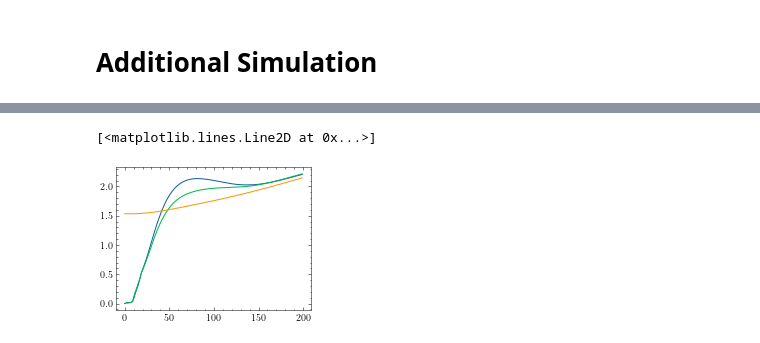
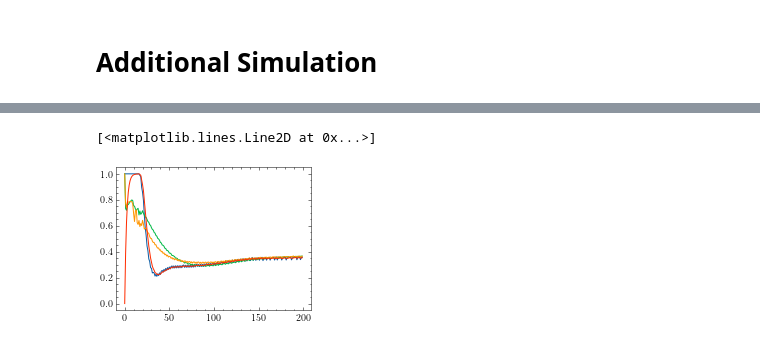
Before and after one commit to fadamsyah/longitudinal-control-based-nature-inspired-optimization, a Jupyter notebook: PID Tuning/Analysis/Analysis.ipynb, the cells around one changed output, grey strips where cells are left out. Drawn from its saved outputs; the diff is of its cells as text; code cells hidden in the pictures.

```diff
--- a/PID Tuning/Analysis/Analysis.ipynb
+++ b/PID Tuning/Analysis/Analysis.ipynb
@@ -321,14 +349,20 @@ _ = mean_squared_error(np.arange(10, dtype=float), np.ones(10), np.array([0.1, 0
 # %%
-lamda_gain = [[1, 5, 10, 20, 30],
-              [1, 10, 20, 30, 40],
-              [1, 5, 10, 15, 20]]
+# lamda_gain = [[1, 5, 10, 20, 30],
+#               [1, 10, 20, 30, 40],
+#               [1, 5, 10, 15, 20]]
+lamda_gain = [[1, 10, 30],
+              [1, 20, 40],
+              [1, 10, 20]]
 data_summary = {'type': [], 'lambda': [],
                 'kp': [], 'ki': [], 'kd': [],
-                'mse_train': [], 'mse_test': []}
+                'mse_train': [], 'mse_test': [],
+                'mae_u_dot_train': [], 'mae_u_dot_test': []}
 for i in range(1, 4):
     for j in lamda_gain[i-1]:
         exec(f"df{i}{j}=pd.read_csv('../additional/cost{i}/lamda_0_{j}/carla_sim.csv')")
         exec(f"err = df{i}{j}.ev.values")
+        exec(f"throttle = df{i}{j}.throttle.values")
+        exec(f"tsim = df{i}{j}.time.values")
         exec(f"pid_param = np.load('../additional/cost{i}/lamda_0_{j}/the_best_param_history.npy')[-1]")
         data_summary['type'].append(i)
         data_summary['lambda'].append(j)
@@ -337,6 +371,8 @@ for i in range(1, 4):
         data_summary['kd'].append(pid_param[2])
         data_summary['mse_train'].append(mean_squared_error(t0, v0, pid_param))
         data_summary['mse_test'].append(np.mean(err**2))
+        data_summary['mae_u_dot_train'].append(mean_absolute_u_dot(t0, v0, pid_param))
+        data_summary['mae_u_dot_test'].append(np.mean(np.abs(np.gradient(throttle, tsim))))
 
 df_summary = pd.DataFrame(data_summary)
 # %%
@@ -386,0 +496,6 @@ plt.plot(df110.throttle[:200])
+# %%
+wc = 2.*np.pi*5.
+
+throttle_filtered = np.zeros_like(df110.throttle.values)
+for i in range(1, throttle_filtered.shape[0]):
+    throttle_filtered[i] = (throttle_filtered[i-1] + wc*0.02*df110.throttle.values[i])/(1 + wc*0.02)
@@ -387,7 +510,8 @@ plt.plot(df110.throttle[:200])
 # %%
-plt.plot(df240.speed[:200])
-plt.plot(df310.speed[:200])
-plt.plot(df310.sp_v[:200])
+plt.plot(df110.throttle[:200])
+plt.plot(df220.throttle[:200])
+plt.plot(df310.throttle[:200])
+plt.plot(throttle_filtered[:200])
 # %% [output]
 [<matplotlib.lines.Line2D at 0x...>]
-[figure, old version]
+[figure, new version]
```
Also changed, not shown: parts of 20 cells of this notebook, 9 other files.
